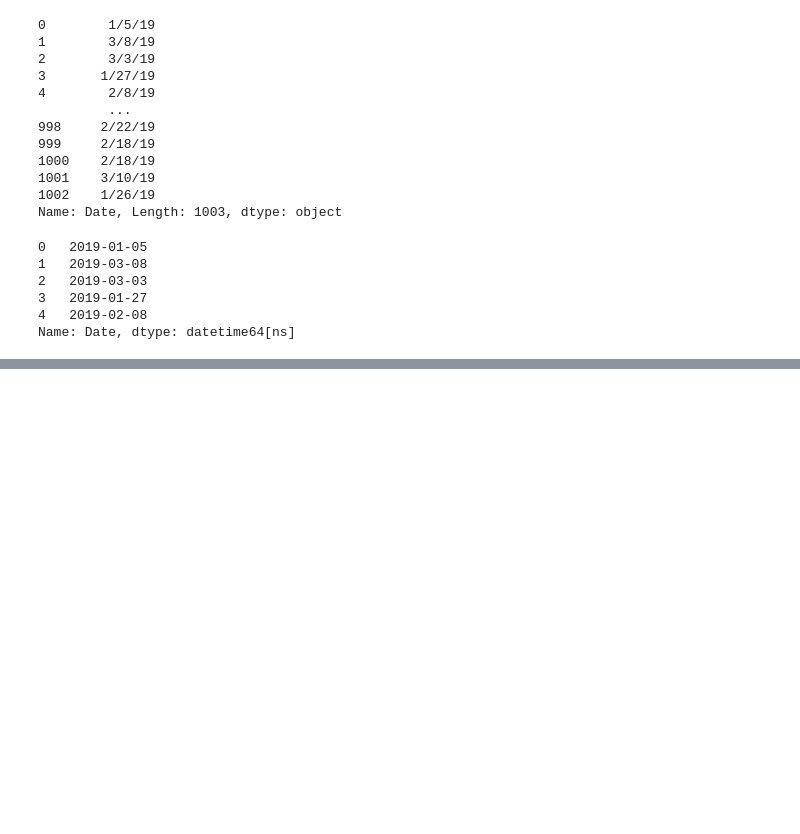
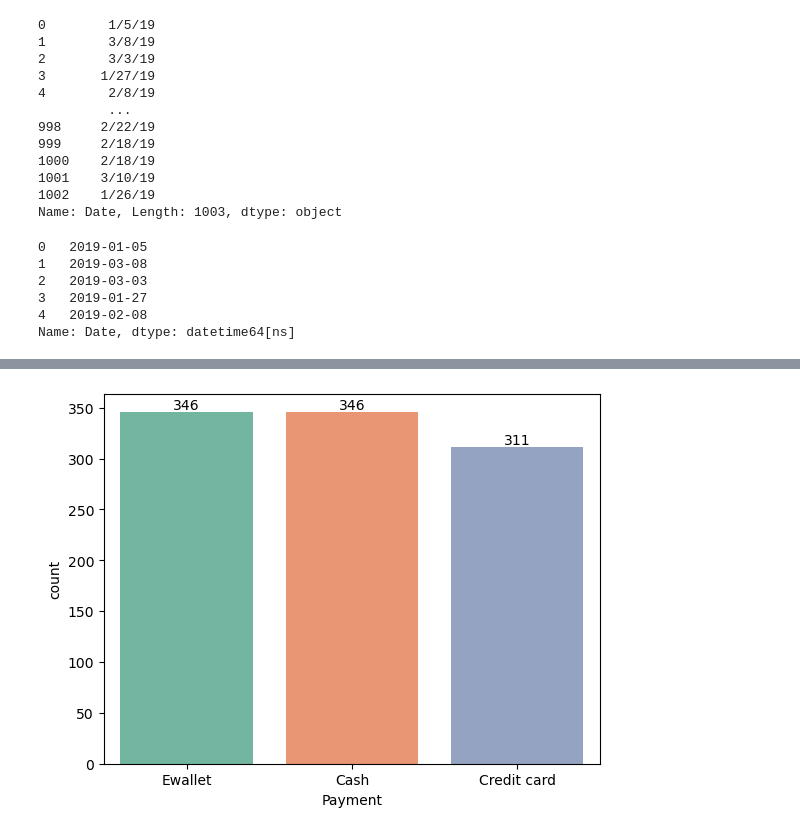
Before and after one commit to Binaya-Nepali/Explotary_Data_Analysis, a Jupyter notebook: eda_project1.ipynb, the cells around one changed output, grey strips where cells are left out. Cells and saved outputs as stored; diff of their text form; code cells hidden in the pictures; blank space fills up the shorter version.

```diff
--- a/eda_project1.ipynb
+++ b/eda_project1.ipynb
@@ -114,0 +162,12 @@ df.describe()
+# %%
+ax = sns.countplot(
+    x='Payment',
+    data=df,
+    hue='Payment',
+    palette='Set2',
+    order=df['Payment'].value_counts().index
+)
+for container in ax.containers:
+    ax.bar_label(container)
+# %% [output]
+[figure, added]
```
Also changed, not shown: parts of 8 cells of this notebook.
